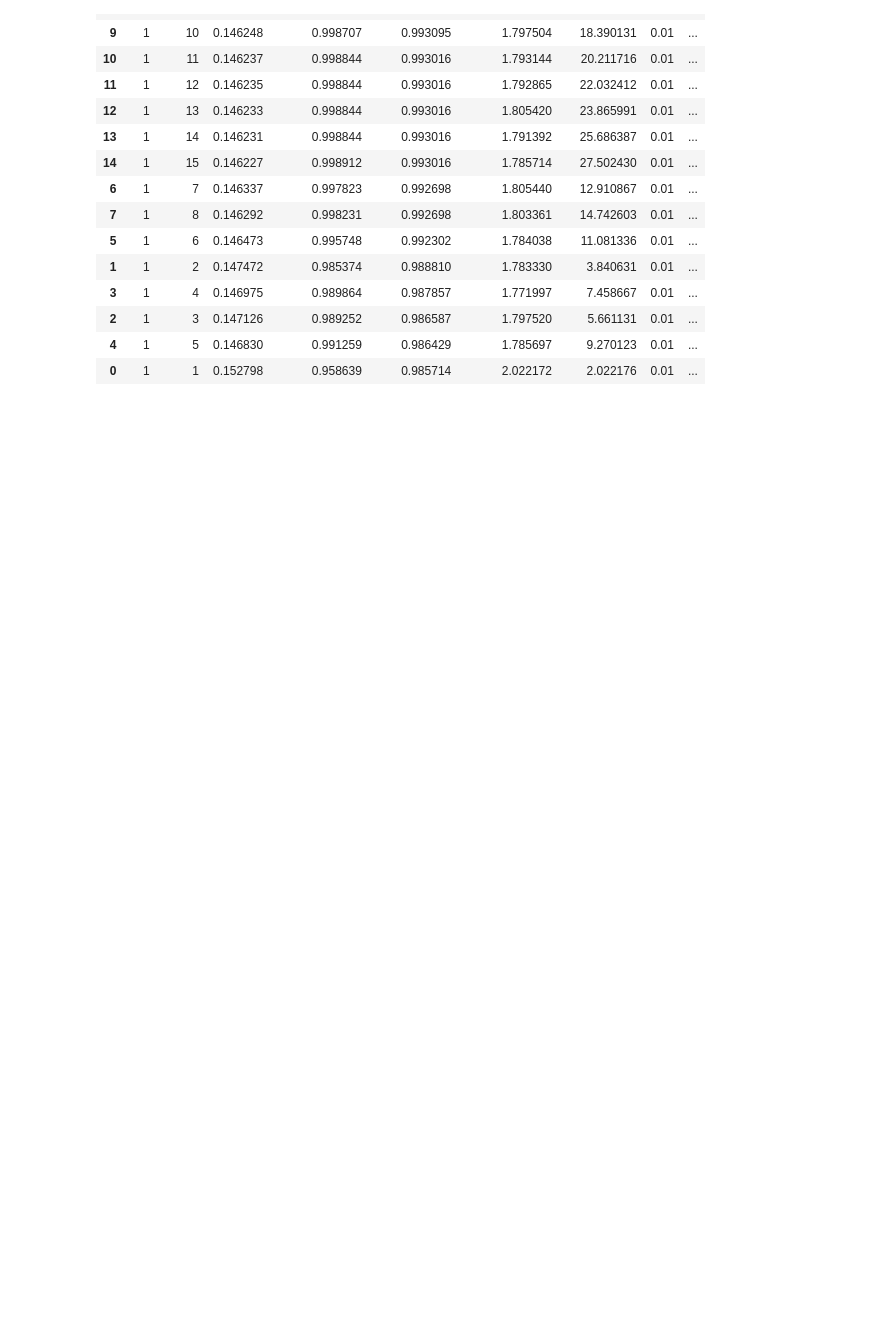
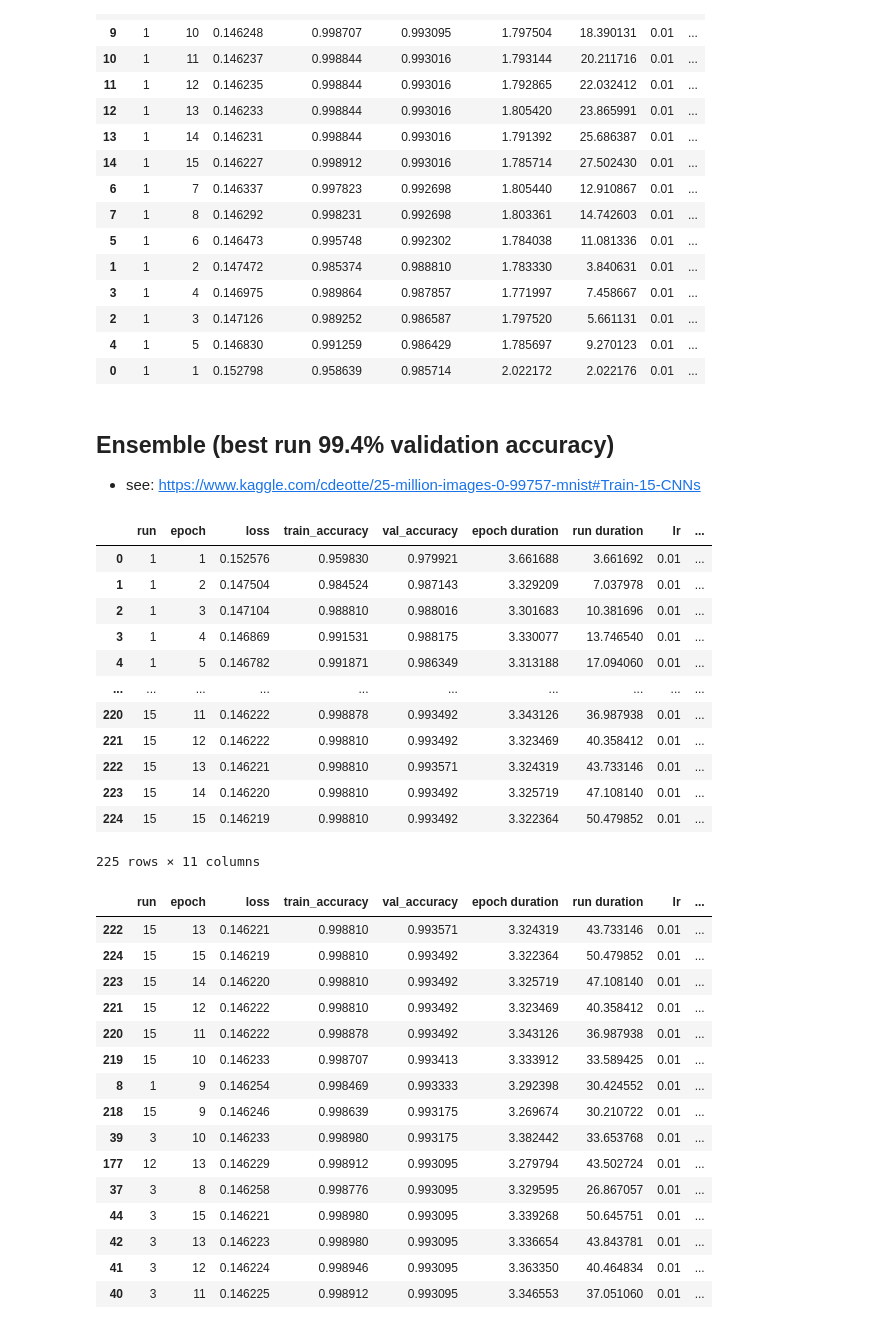
Before and after one commit to vintagedeek/mnist, a Jupyter notebook: kaggle_mnist_cnn_v1_99.ipynb, the cells around one changed output. Cells and saved outputs as stored; diff of their text form; code cells hidden in the pictures; blank space fills up the shorter version.

```diff
--- a/kaggle_mnist_cnn_v1_99.ipynb
+++ b/kaggle_mnist_cnn_v1_99.ipynb
@@ -1104,3 +1116,6 @@ pd.DataFrame.from_dict(m.run_data).sort_values('val_accuracy', ascending=False)[
 | 2 | 1 | 3 | 0.147126 | 0.989252 | 0.986587 | 1.797520 | 5.661131 | 0.01 | ... |
 | 4 | 1 | 5 | 0.146830 | 0.991259 | 0.986429 | 1.785697 | 9.270123 | 0.01 | ... |
 | 0 | 1 | 1 | 0.152798 | 0.958639 | 0.985714 | 2.022172 | 2.022176 | 0.01 | ... |
+# %% [markdown]
+## Ensemble (best run 99.4% validation accuracy)
+- see: https://www.kaggle.com/cdeotte/25-million-images-0-99757-mnist#Train-15-CNNs
@@ -1106,0 +1147,69 @@ pd.DataFrame.from_dict(m.run_data).sort_values('val_accuracy', ascending=False)[
+# %%
+validation_set = val.to(device)
+validation_labels = val_labels.to(device)
+
+params = OrderedDict(
+    lr = [0.01],
+    batch_size = [100],
+    device = ['cuda'],
+    weight_decay = [0.0])
+
+m = RunManager()
+for run in RunBuilder.get_runs(params):
+    for net in models:
+
+        mini_batches = [train[k:k + run.batch_size] for k in range(0, train_labels.shape[0], run.batch_size)]
+        mini_labels = [train_labels[k:k + run.batch_size] for k in range(0, train_labels.shape[0], run.batch_size)]
+        optimizer = optim.Adam(net.parameters(), lr=run.lr, weight_decay=run.weight_decay)
+        scheduler = optim.lr_scheduler.StepLR(optimizer, step_size=5, gamma=0.1)
+
+        m.begin_run(run, net)
+        for epoch in range(15):
+            m.begin_epoch()
+            for b in range(0, len(mini_batches)):
+                images = mini_batches[b].to(device)
+                labels = mini_labels[b].to(device)
+                preds = net(images) # pass batch
+                loss = F.cross_entropy(preds, labels) # calculate loss
+                optimizer.zero_grad() # zero gradients
+                loss.backward() # calculate gradients
+                optimizer.step() # update weights
+
+                m.track_loss(loss)
+                m.track_num_correct(preds, labels)
+            m.track_val_accuracy(net)
+            m.end_epoch()
+            scheduler.step()
+        m.end_run()
+
+pd.DataFrame.from_dict(m.run_data).sort_values('val_accuracy', ascending=False)[0:15]
+# %% [output]
+|  | run | epoch | loss | train_accuracy | val_accuracy | epoch duration | run duration | lr | ... |
+| 0 | 1 | 1 | 0.152576 | 0.959830 | 0.979921 | 3.661688 | 3.661692 | 0.01 | ... |
+| 1 | 1 | 2 | 0.147504 | 0.984524 | 0.987143 | 3.329209 | 7.037978 | 0.01 | ... |
+| 2 | 1 | 3 | 0.147104 | 0.988810 | 0.988016 | 3.301683 | 10.381696 | 0.01 | ... |
+| 3 | 1 | 4 | 0.146869 | 0.991531 | 0.988175 | 3.330077 | 13.746540 | 0.01 | ... |
+| 4 | 1 | 5 | 0.146782 | 0.991871 | 0.986349 | 3.313188 | 17.094060 | 0.01 | ... |
+| ... | ... | ... | ... | ... | ... | ... | ... | ... | ... |
+| 220 | 15 | 11 | 0.146222 | 0.998878 | 0.993492 | 3.343126 | 36.987938 | 0.01 | ... |
+| 221 | 15 | 12 | 0.146222 | 0.998810 | 0.993492 | 3.323469 | 40.358412 | 0.01 | ... |
+| 222 | 15 | 13 | 0.146221 | 0.998810 | 0.993571 | 3.324319 | 43.733146 | 0.01 | ... |
+| 223 | 15 | 14 | 0.146220 | 0.998810 | 0.993492 | 3.325719 | 47.108140 | 0.01 | ... |
+| 224 | 15 | 15 | 0.146219 | 0.998810 | 0.993492 | 3.322364 | 50.479852 | 0.01 | ... |
+225 rows × 11 columns
+|  | run | epoch | loss | train_accuracy | val_accuracy | epoch duration | run duration | lr | ... |
+| 222 | 15 | 13 | 0.146221 | 0.998810 | 0.993571 | 3.324319 | 43.733146 | 0.01 | ... |
+| 224 | 15 | 15 | 0.146219 | 0.998810 | 0.993492 | 3.322364 | 50.479852 | 0.01 | ... |
+| 223 | 15 | 14 | 0.146220 | 0.998810 | 0.993492 | 3.325719 | 47.108140 | 0.01 | ... |
+| 221 | 15 | 12 | 0.146222 | 0.998810 | 0.993492 | 3.323469 | 40.358412 | 0.01 | ... |
+| 220 | 15 | 11 | 0.146222 | 0.998878 | 0.993492 | 3.343126 | 36.987938 | 0.01 | ... |
+| 219 | 15 | 10 | 0.146233 | 0.998707 | 0.993413 | 3.333912 | 33.589425 | 0.01 | ... |
+| 8 | 1 | 9 | 0.146254 | 0.998469 | 0.993333 | 3.292398 | 30.424552 | 0.01 | ... |
+| 218 | 15 | 9 | 0.146246 | 0.998639 | 0.993175 | 3.269674 | 30.210722 | 0.01 | ... |
+| 39 | 3 | 10 | 0.146233 | 0.998980 | 0.993175 | 3.382442 | 33.653768 | 0.01 | ... |
+| 177 | 12 | 13 | 0.146229 | 0.998912 | 0.993095 | 3.279794 | 43.502724 | 0.01 | ... |
+| 37 | 3 | 8 | 0.146258 | 0.998776 | 0.993095 | 3.329595 | 26.867057 | 0.01 | ... |
+| 44 | 3 | 15 | 0.146221 | 0.998980 | 0.993095 | 3.339268 | 50.645751 | 0.01 | ... |
+| 42 | 3 | 13 | 0.146223 | 0.998980 | 0.993095 | 3.336654 | 43.843781 | 0.01 | ... |
+| 41 | 3 | 12 | 0.146224 | 0.998946 | 0.993095 | 3.363350 | 40.464834 | 0.01 | ... |
+| 40 | 3 | 11 | 0.146225 | 0.998912 | 0.993095 | 3.346553 | 37.051060 | 0.01 | ... |
```
Also changed, not shown: parts of 30 cells of this notebook.
